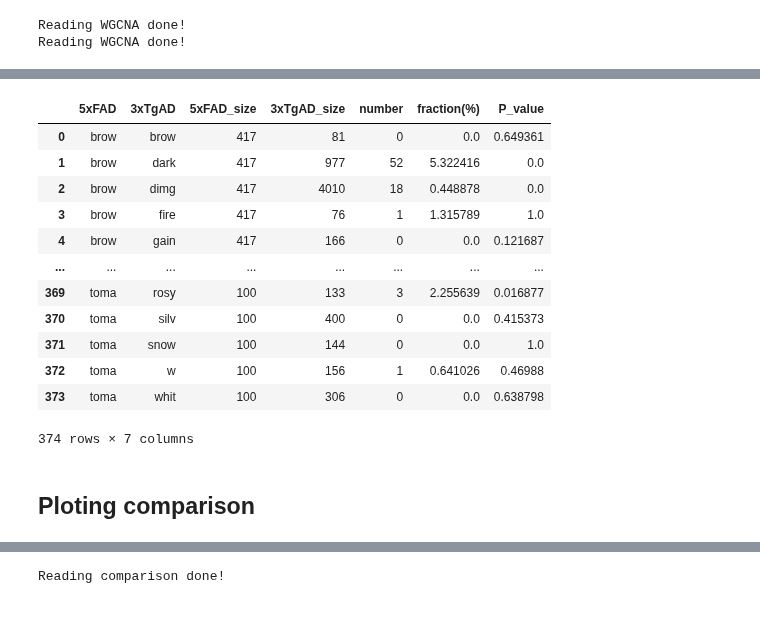
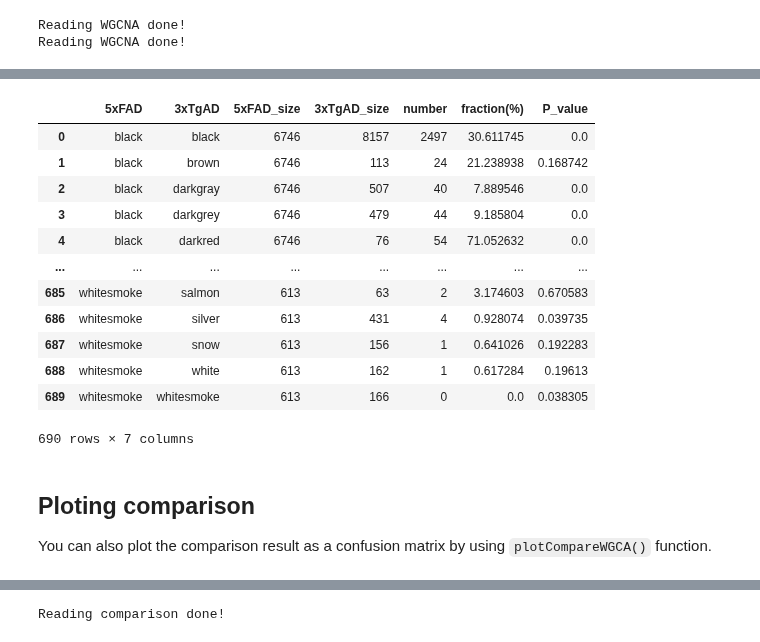
Before and after one commit to mortazavilab/PyWGCNA, a Jupyter notebook: tutorials/Comparison.ipynb, the cells around one changed output, grey strips where cells are left out. Saved outputs shown, nothing was run; the diff lists cells and outputs as text; code cells hidden in the pictures; blank space fills up the shorter version.

```diff
--- a/tutorials/Comparison.ipynb
+++ b/tutorials/Comparison.ipynb
@@ -14,23 +17,24 @@ Reading WGCNA done!
 # %%
 modelAD_5xFAD_3xTgAD = PyWGCNA.compareWGCNA(pyWGCNA_5xFAD,
                                            pyWGCNA_3xTgAD)
-modelAD_5xFAD_3xTgAD.confusion
+modelAD_5xFAD_3xTgAD.comparison
 # %% [output]
 |  | 5xFAD | 3xTgAD | 5xFAD_size | 3xTgAD_size | number | fraction(%) | P_value |
-| 0 | brow | brow | 417 | 81 | 0 | 0.0 | 0.649361 |
-| 1 | brow | dark | 417 | 977 | 52 | 5.322416 | 0.0 |
-| 2 | brow | dimg | 417 | 4010 | 18 | 0.448878 | 0.0 |
-| 3 | brow | fire | 417 | 76 | 1 | 1.315789 | 1.0 |
-| 4 | brow | gain | 417 | 166 | 0 | 0.0 | 0.121687 |
+| 0 | black | black | 6746 | 8157 | 2497 | 30.611745 | 0.0 |
+| 1 | black | brown | 6746 | 113 | 24 | 21.238938 | 0.168742 |
+| 2 | black | darkgray | 6746 | 507 | 40 | 7.889546 | 0.0 |
+| 3 | black | darkgrey | 6746 | 479 | 44 | 9.185804 | 0.0 |
+| 4 | black | darkred | 6746 | 76 | 54 | 71.052632 | 0.0 |
 | ... | ... | ... | ... | ... | ... | ... | ... |
-| 369 | toma | rosy | 100 | 133 | 3 | 2.255639 | 0.016877 |
-| 370 | toma | silv | 100 | 400 | 0 | 0.0 | 0.415373 |
-| 371 | toma | snow | 100 | 144 | 0 | 0.0 | 1.0 |
-| 372 | toma | w | 100 | 156 | 1 | 0.641026 | 0.46988 |
-| 373 | toma | whit | 100 | 306 | 0 | 0.0 | 0.638798 |
+| 685 | whitesmoke | salmon | 613 | 63 | 2 | 3.174603 | 0.670583 |
+| 686 | whitesmoke | silver | 613 | 431 | 4 | 0.928074 | 0.039735 |
+| 687 | whitesmoke | snow | 613 | 156 | 1 | 0.641026 | 0.192283 |
+| 688 | whitesmoke | white | 613 | 162 | 1 | 0.617284 | 0.19613 |
+| 689 | whitesmoke | whitesmoke | 613 | 166 | 0 | 0.0 | 0.038305 |
-374 rows × 7 columns
+690 rows × 7 columns
-# %% [markdown]
-## Ploting comparison
+# %% [markdown]
+## Ploting comparison
+You can also plot the comparison result as a confusion matrix by using `plotCompareWGCA()` function.
 # %%
 modelAD_5xFAD_3xTgAD.plotCompareWGCA(save=True, order1=None, order2=None)
 # %% [output]
```
Also changed, not shown: parts of 7 cells of this notebook, 37 other files.
